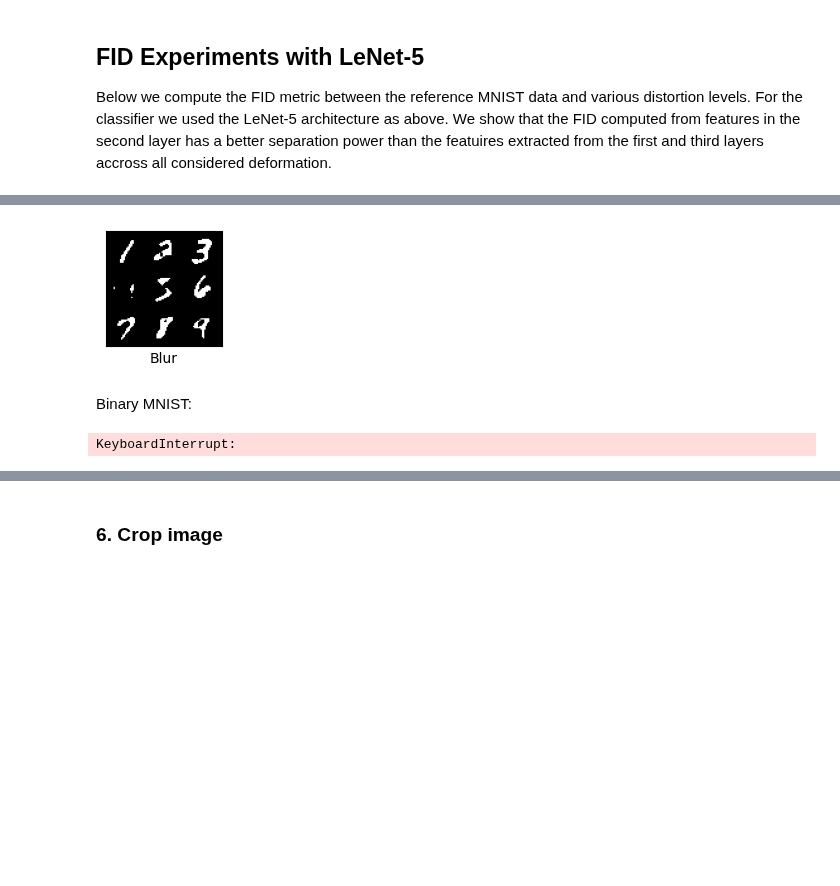
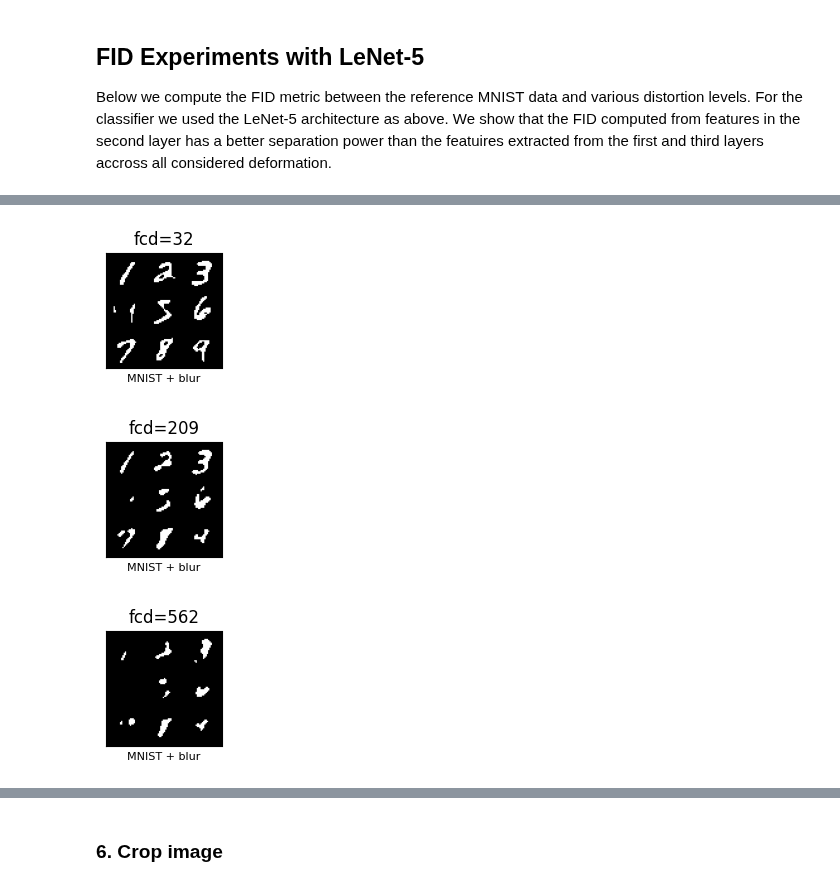
Before and after one commit to dfaroughy/FID-MNIST, a Jupyter notebook: FID_MNIST.ipynb, the cells around one changed output, grey strips where cells are left out. Saved outputs shown, nothing was run; the diff lists cells and outputs as text; code cells hidden in the pictures; blank space fills up the shorter version.

```diff
--- a/FID_MNIST.ipynb
+++ b/FID_MNIST.ipynb
@@ -294,26 +242,44 @@ plot_combined_with_mnist_grid(digits_noise,
-# %%
-data = load_nist_data(name='BinaryMNIST', distortion='blur', level=1.5)
-dataloader = DataLoader(data, batch_size=100, shuffle=False)
-images, labels = next(iter(dataloader))
-digits_blur = get_10_digits(images, labels)
-mnist_grid(digits_blur, title='Blur', num_img=9, nrow=3, figsize=(1.5,1.5), save=True)
-# %% [output]
-[figure, removed]
-# %% [markdown]
-Binary MNIST:
+# %%
+
+level_1 = 1.25
+distortion = 'blur'
+
+data = load_nist_data(name='BinaryMNIST', distortion=distortion, level=level_1)
+fcd = fid_distorted_NIST(model_bin, name='BinaryMNIST', distortion=distortion, values=[level_1], activation_layer='fc3', device=device)
+fcd_1 = int(fcd[level_1].item())
+dataloader = DataLoader(data, batch_size=100, shuffle=False)
+images, labels = next(iter(dataloader))
+digits_blur_1 = get_10_digits(images, labels)
+mnist_grid(digits_blur_1, title='fcd={}'.format(fcd_1), xlabel='MNIST + ' + distortion, num_img=9, nrow=3, figsize=(1.5,1.5), save=True)
+
+level_2 = 1.85
+
+data = load_nist_data(name='BinaryMNIST', distortion=distortion, level=level_2)
+fcd = fid_distorted_NIST(model_bin, name='BinaryMNIST', distortion=distortion, values=[level_2], activation_layer='fc3', device=device)
+fcd_2 = int(fcd[level_2].item())
+dataloader = DataLoader(data, batch_size=100, shuffle=False)
+images, labels = next(iter(dataloader))
+digits_blur_2 = get_10_digits(images, labels)
+mnist_grid(digits_blur_2, title='fcd={}'.format(fcd_2), xlabel='MNIST + ' + distortion, num_img=9, nrow=3, figsize=(1.5,1.5), save=True)
+
+level_3 = 4.5
+
+data = load_nist_data(name='BinaryMNIST', distortion=distortion, level=level_3)
+fcd = fid_distorted_NIST(model_bin, name='BinaryMNIST', distortion=distortion, values=[level_3], activation_layer='fc3', device=device)
+fcd_3 = int(fcd[level_3].item())
+dataloader = DataLoader(data, batch_size=100, shuffle=False)
+images, labels = next(iter(dataloader))
+digits_blur_3 = get_10_digits(images, labels)
+mnist_grid(digits_blur_3, title='fcd={}'.format(fcd_3), xlabel='MNIST + ' + distortion, num_img=9, nrow=3, figsize=(1.5,1.5), save=True)
+# %% [output]
+[figure, added]
+[figure, added]
+[figure, added]
 # %%
 import numpy as np
 from fid_metric import fid_distorted_NIST
 
-fid_1_blur = fid_distorted_NIST(model_bin, name='BinaryMNIST', distortion='blur', values=np.arange(0.01, 10, 0.25), activation_layer='fc1', device=device)
-fid_2_blur  = fid_distorted_NIST(model_bin, name='BinaryMNIST', distortion='blur', values=np.arange(0.01, 10, 0.25), activation_layer='fc2', device=device)
-fid_3_blur  = fid_distorted_NIST(model_bin, name='BinaryMNIST', distortion='blur', values=np.arange(0.01, 10, 0.25), activation_layer='fc3', device=device)
-fid_avg_blur = {k: (fid_1_blur.get(k, 0) + fid_2_blur.get(k, 0) + fid_3_blur.get(k, 0) ) / 3.0 for k in fid_1_blur.keys()}
-
-plot_combined_with_mnist_grid(digits_blur,
-                              fid_3_blur,
-                              fid_avg_blur,
-                              distortion='blur',
-                              figsize=(6, 2))
+fcd_1_blur = fid_distorted_NIST(model_bin, name='BinaryMNIST', distortion='blur', values=np.arange(0.01, 5, 0.3), activation_layer='fc1', device=device)
+fcd_2_blur  = fid_distorted_NIST(model_bin, name='BinaryMNIST', distortion='blur', values=np.arange(0.01, 5, 0.3), activation_layer='fc2', device=device)
+fcd_3_blur  = fid_distorted_NIST(model_bin, name='BinaryMNIST', distortion='blur', values=np.arange(0.01, 5, 0.3), activation_layer='fc3', device=device)
+fcd_avg_blur = {k: (fcd_1_blur.get(k, 0) + fcd_2_blur.get(k, 0) + fcd_3_blur.get(k, 0) ) / 3.0 for k in fcd_1_blur.keys()}
-# %% [output]
-KeyboardInterrupt:
```
Also changed, not shown: parts of 36 cells of this notebook, 14 other files.
